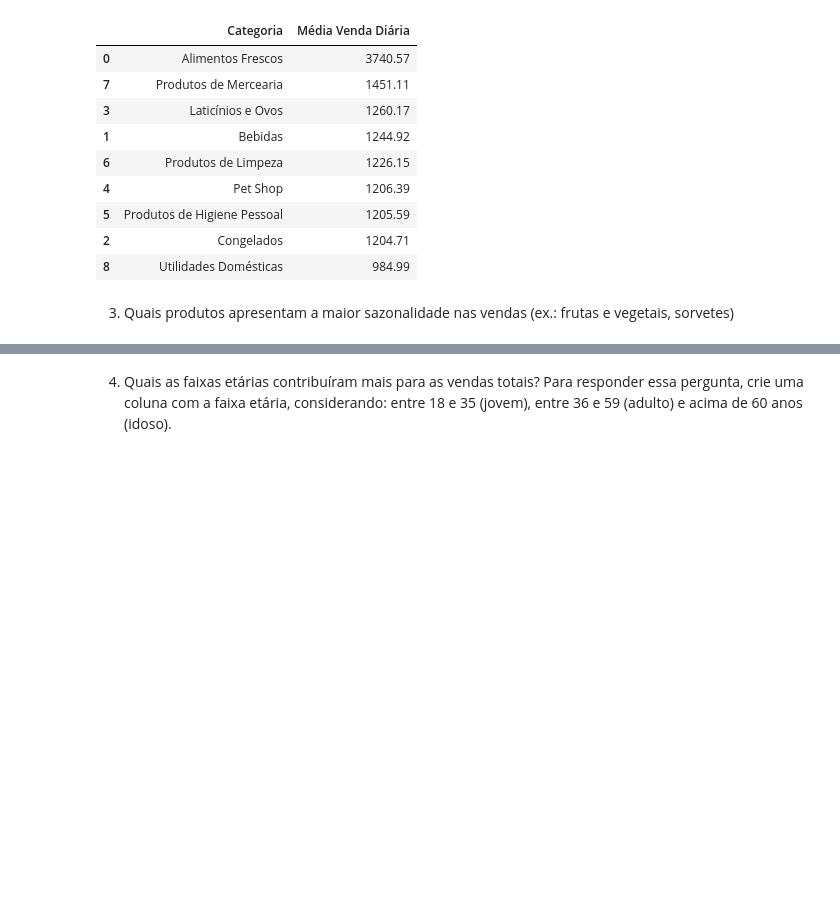
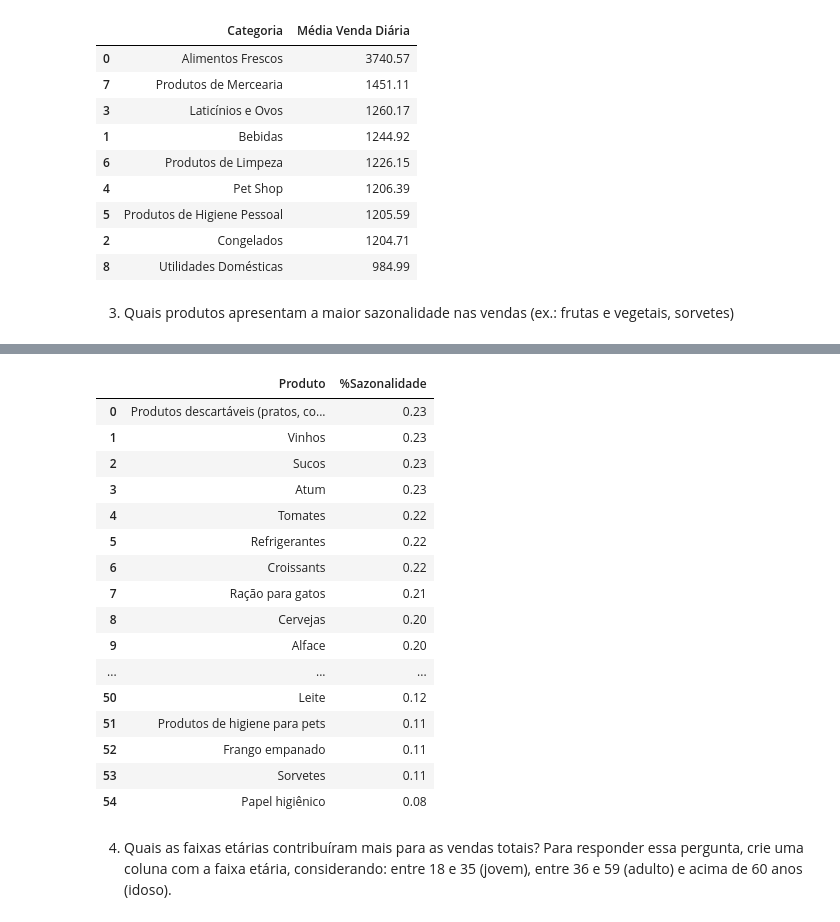
Before and after one commit to Danibisinoto/Repositorio_PROJETO_FINAL_Analise_Exploratoria_de_Dados, a Jupyter notebook: PROJETO.IPYNB, the cells around one changed output, grey strips where cells are left out. Drawn from its saved outputs; the diff is of its cells as text; code cells hidden in the pictures; blank space fills up the shorter version.

```diff
--- a/PROJETO.IPYNB
+++ b/PROJETO.IPYNB
@@ -387,3 +377,38 @@ sazonal
+# %%
+#calculando o coeficiente de volatilidade:
+#coeficiente de variação=desvio padrão/média
+
+df['Mes']=pd.to_datetime(df['Data']).dt.to_period('M')
+
+venda_mensal=df.groupby(['Produto','Mes'])['Total_Venda'].sum()
+
+sazonalidade=(venda_mensal.groupby('Produto').std()/venda_mensal.groupby('Produto').mean()).sort_values(ascending=False).round(2).reset_index(name="%Sazonalidade")
+sazonalidade
+
+#####ANALISE
+#tirando a prova, realmente não há grande variação entre os produtos,
+#sendo os mais voláteis praticamente os menos da análise anterior:'Vinhos', 'Sucos', "Atum"(23%)
+#a alteração está no produto 'Tomate' que era o 3º mais volátil na análise anterior e nesta é o 2º maior coeficiente com 22%
+#e 'Produtos descartáveis' que nesta análise está no maior coeficiente (23%) sendo que na anterior era o 5º produto mais volátil...
+#Nesta análise se reafirmou o 'Papel Higiênico" como o menos volatil(8%)...
+# %% [output]
+|  | Produto | %Sazonalidade |
+| 0 | Produtos descartáveis (pratos, co... | 0.23 |
+| 1 | Vinhos | 0.23 |
+| 2 | Sucos | 0.23 |
+| 3 | Atum | 0.23 |
+| 4 | Tomates | 0.22 |
+| 5 | Refrigerantes | 0.22 |
+| 6 | Croissants | 0.22 |
+| 7 | Ração para gatos | 0.21 |
+| 8 | Cervejas | 0.20 |
+| 9 | Alface | 0.20 |
+| ... | ... | ... |
+| 50 | Leite | 0.12 |
+| 51 | Produtos de higiene para pets | 0.11 |
+| 52 | Frango empanado | 0.11 |
+| 53 | Sorvetes | 0.11 |
+| 54 | Papel higiênico | 0.08 |
 # %% [markdown]
 4. Quais as faixas etárias contribuíram mais para as vendas totais? Para responder essa
 pergunta, crie uma coluna com a faixa etária, considerando: entre 18 e 35 (jovem), entre
```
Also changed, not shown: parts of 6 cells of this notebook.
